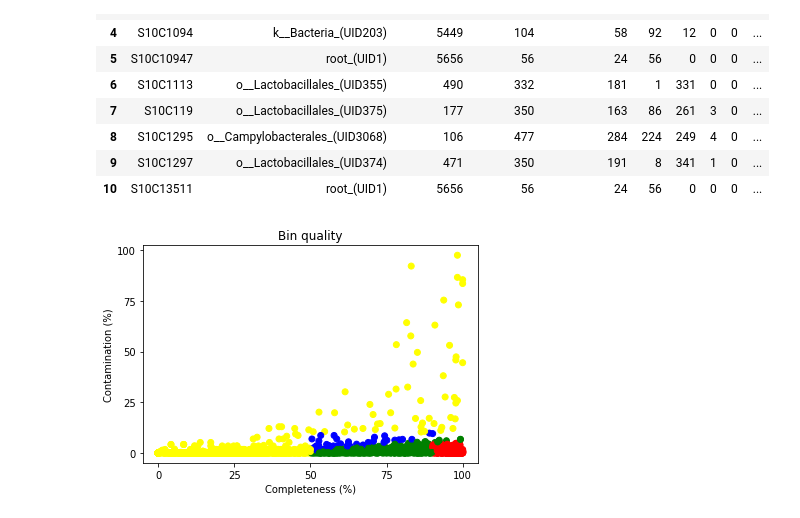
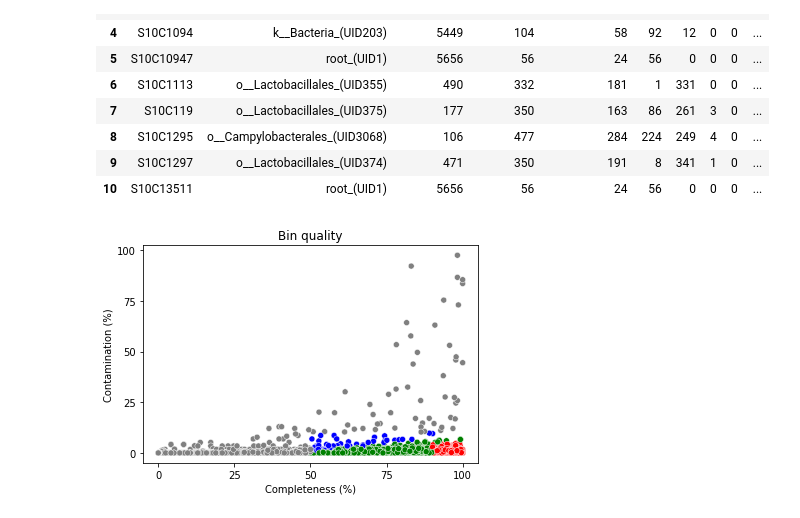
Before and after one commit to m3j/thesis_code, a Jupyter notebook: CheckM_plot.ipynb, the cells around one changed output. Saved outputs shown, nothing was run; the diff lists cells and outputs as text; code cells hidden in the pictures.

Commit message:
CheckM plots and GTDB script in log

```diff
--- a/CheckM_plot.ipynb
+++ b/CheckM_plot.ipynb
@@ -159,17 +170,17 @@ df_cont_below_100.head(10)
 | 9 | S10C1297 | o__Lactobacillales_(UID374) | 471 | 350 | 191 | 8 | 341 | 1 | 0 | ... |
 | 10 | S10C13511 | root_(UID1) | 5656 | 56 | 24 | 56 | 0 | 0 | 0 | ... |
 # %%
-colormap = np.array(['r', 'g', 'b', 'yellow'])
+colormap = np.array(['red', 'green', 'blue', 'grey'])
 
-plt.scatter(df_cont_below_100.Completeness, df_cont_below_100.Contamination, c=colormap[df_cont_below_100['bin_class']])
+sns.scatterplot(df_cont_below_100.Completeness, df_cont_below_100.Contamination, c=colormap[df_cont_below_100['bin_class']])
 
 
 plt.title('Bin quality')
 plt.xlabel('Completeness (%)')
 plt.ylabel('Contamination (%)')
 plt.xticks(np.arange(0, 101, 25))
 plt.yticks(np.arange(0, 101, 25))
 
 plt.show()
 # %% [output]
-[figure, old version]
+[figure, new version]
```
Also changed, not shown: parts of 17 cells of this notebook, 3 other files.
